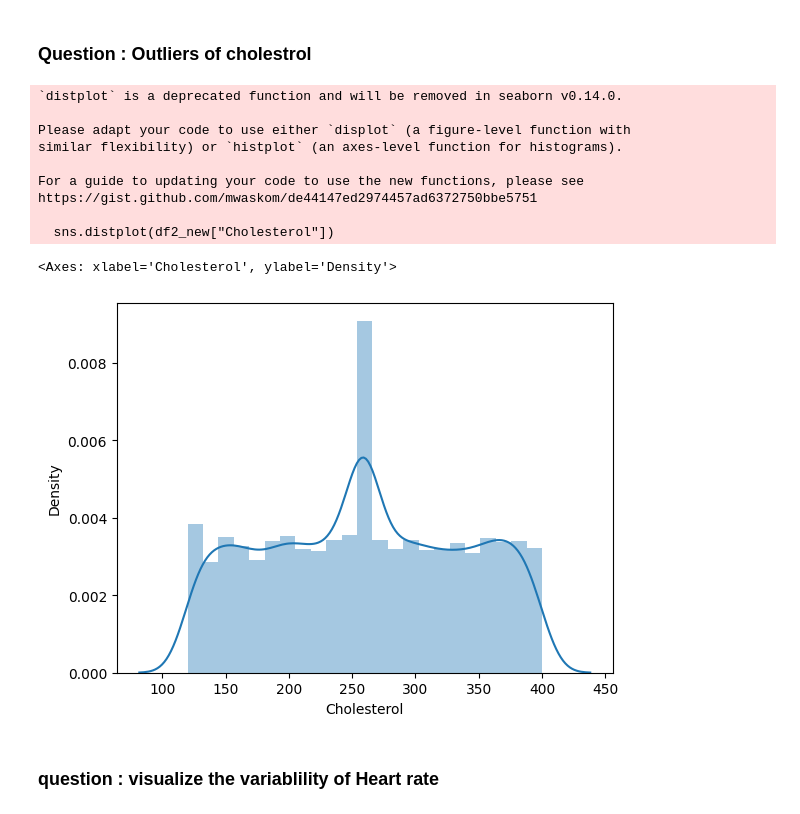
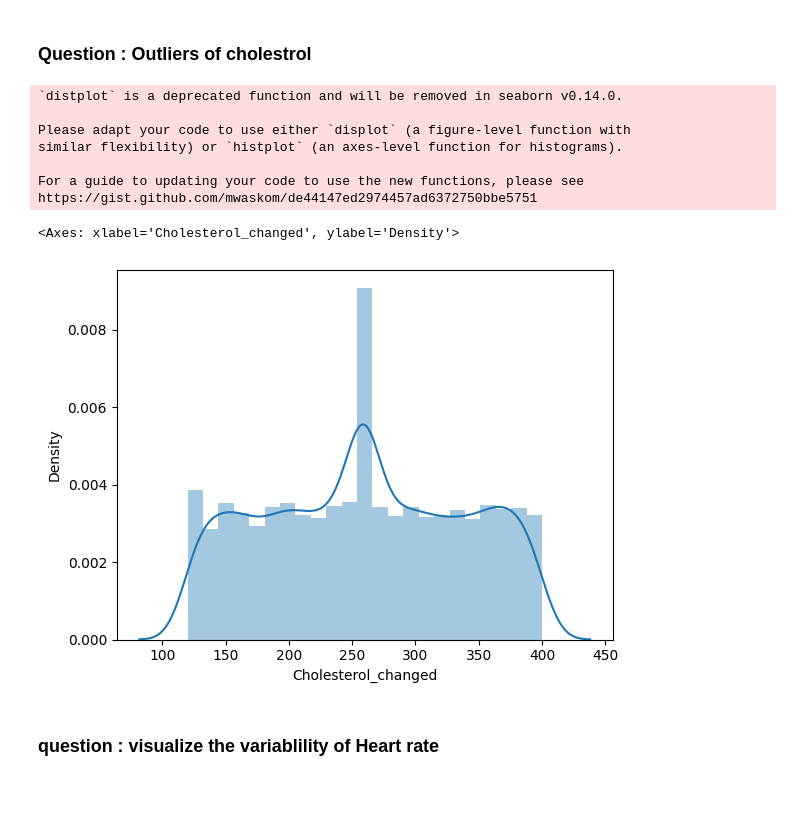
Before and after one commit to Neeraj1437/heart_attack_final, a Jupyter notebook: final_file.ipynb, the cells around one changed output. Saved outputs shown, nothing was run; the diff lists cells and outputs as text; code cells hidden in the pictures.

```diff
--- a/final_file.ipynb
+++ b/final_file.ipynb
@@ -489,19 +456,17 @@ plt.show()
 ### Question : Outliers of cholestrol
 # %%
 import seaborn as sns
-sns.distplot(df2_new["Cholesterol"])
+sns.distplot(df2_new["Cholesterol_changed"])
 # %% [output]
 `distplot` is a deprecated function and will be removed in seaborn v0.14.0.
 
 Please adapt your code to use either `displot` (a figure-level function with
 similar flexibility) or `histplot` (an axes-level function for histograms).
 
 For a guide to updating your code to use the new functions, please see
 https://gist.github.com/mwaskom/de44147ed2974457ad6372750bbe5751
-
-  sns.distplot(df2_new["Cholesterol"])
-<Axes: xlabel='Cholesterol', ylabel='Density'>
+<Axes: xlabel='Cholesterol_changed', ylabel='Density'>
-[figure, old version]
+[figure, new version]
 # %% [markdown]
  ### question : visualize the variablility of Heart rate
 # %%
```
Also changed, not shown: parts of 13 cells of this notebook, 3 other files.
